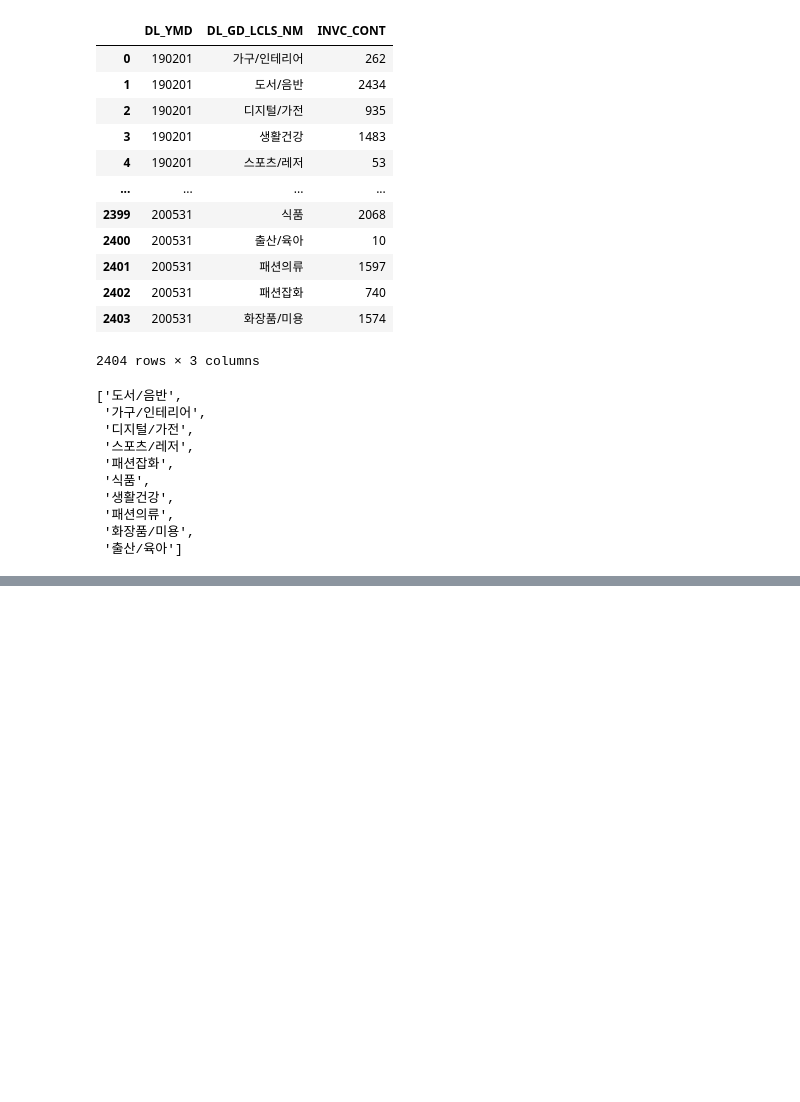
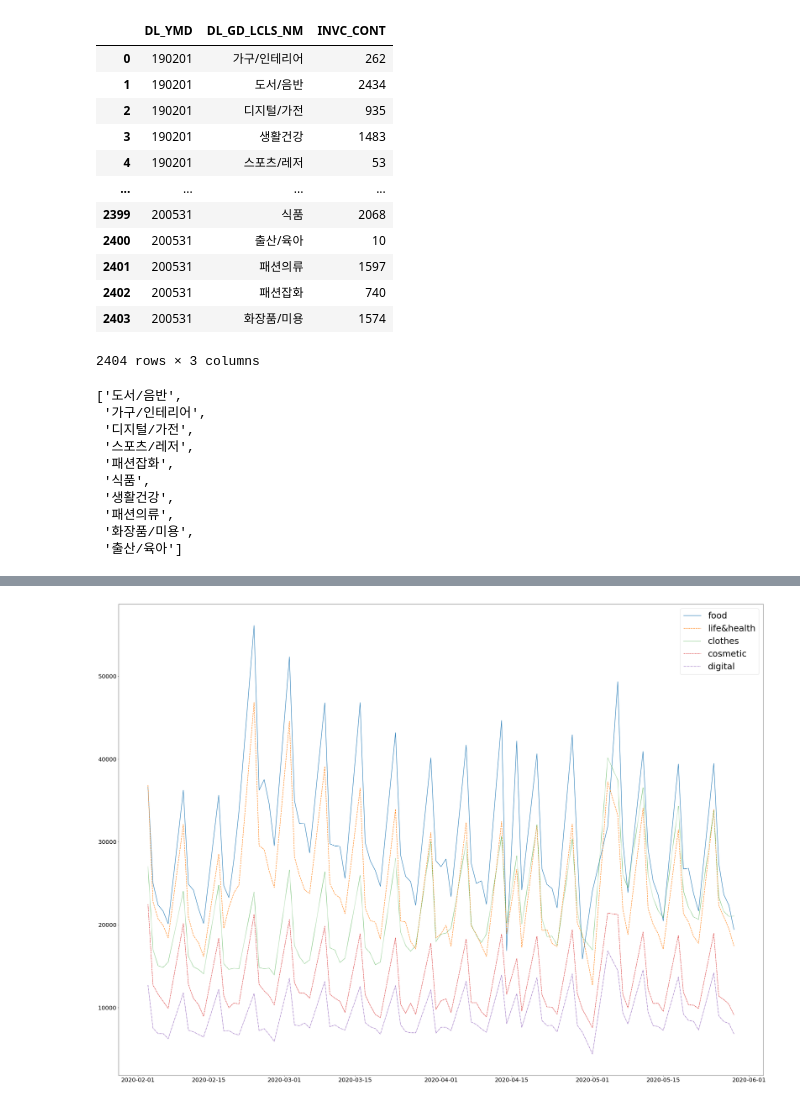
Before and after one commit to yoouza/bigcontest, a Jupyter notebook: visualizing/물류를확인해보자.ipynb, the cells around one changed output, grey strips where cells are left out. Saved outputs shown, nothing was run; the diff lists cells and outputs as text; code cells hidden in the pictures; blank space fills up the shorter version.

```diff
--- a/visualizing/물류를확인해보자.ipynb
+++ b/visualizing/물류를확인해보자.ipynb
@@ -200,0 +214,10 @@ plt.show()
+# %%
+# 2020년 디지털/가전, 식품, 생활건강, 패션의류, 화장품/미용
+
+plt.figure(figsize=(40, 30))
+
+sns.lineplot(data = d.T)
+plt.legend(('food', 'life&health', 'clothes', 'cosmetic', 'digital'), fontsize=30)
+plt.tick_params(labelsize=20)
+# %% [output]
+[figure, added]
```
Also changed, not shown: parts of 18 cells of this notebook.
